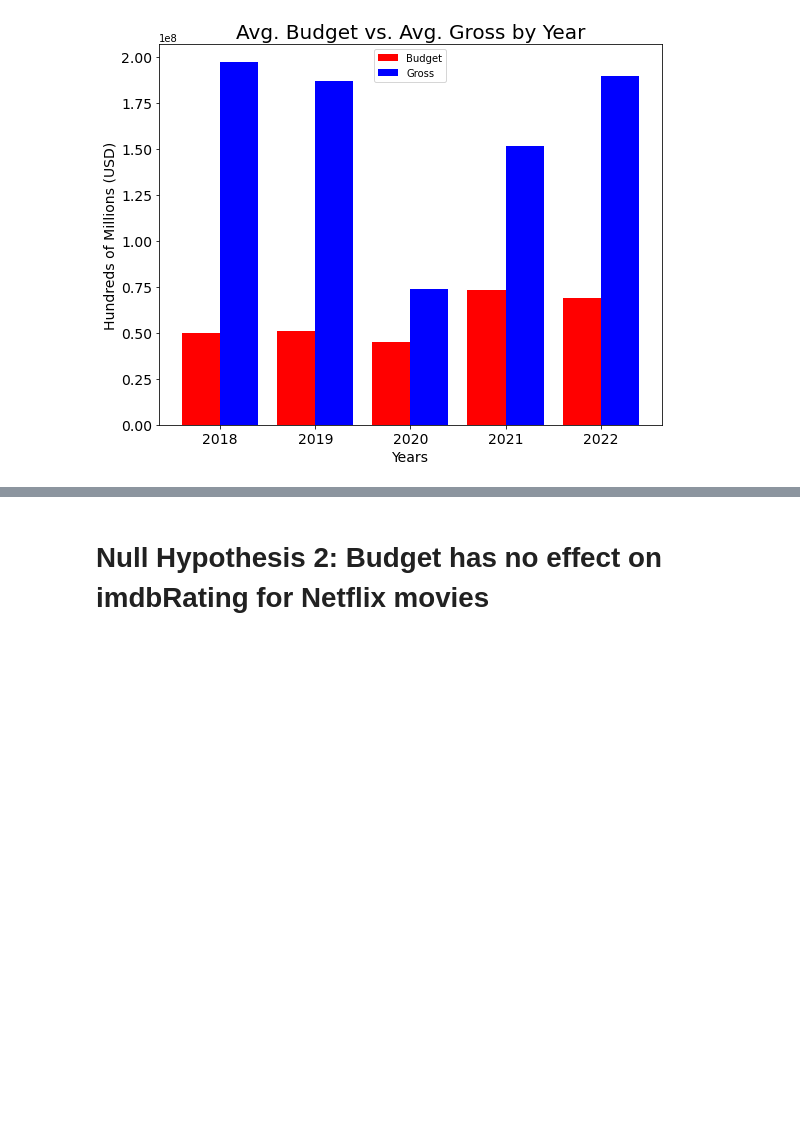
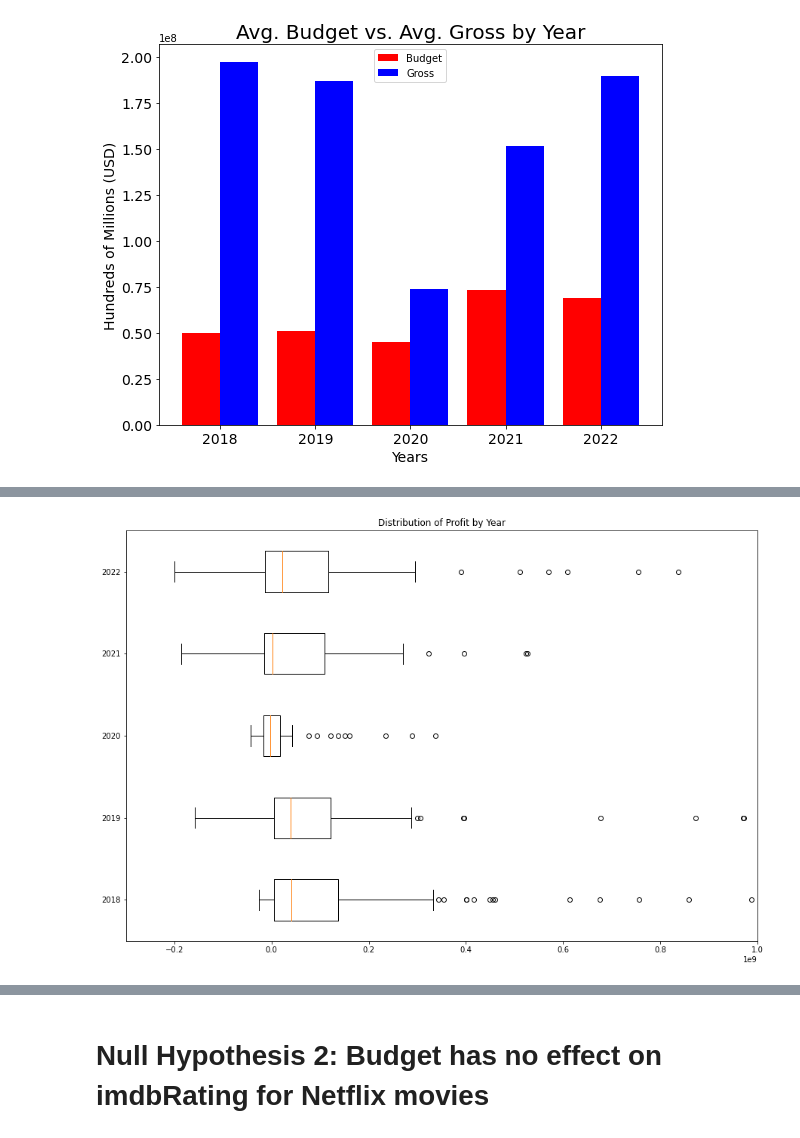
Before and after one commit to csamaro/project_01_group_11_movies, a Jupyter notebook: analysis_scripts/scatter_vs.ipynb, the cells around one changed output, grey strips where cells are left out. Saved outputs shown, nothing was run; the diff lists cells and outputs as text; code cells hidden in the pictures; blank space fills up the shorter version.

```diff
--- a/analysis_scripts/scatter_vs.ipynb
+++ b/analysis_scripts/scatter_vs.ipynb
@@ -302,3 +317,16 @@ plt.show()
+# %%
+years = box_office["Year"].unique()
+
+for_boxplots = [box_office.loc[box_office["Year"]==year,"Profit"] for year in years]
+
+plt.figure(figsize=(15,10))
+plt.boxplot(for_boxplots,labels=years,vert=False)
+plt.title("Distribution of Profit by Year")
+plt.xlim([-0.3e9,1e9])
+
+plt.show()
+# %% [output]
+[figure, added]
 # %%
 box_office.loc[box_office["ROI"]>30]
 # %% [output]
```
Also changed, not shown: parts of 9 cells of this notebook, 2 other files.
